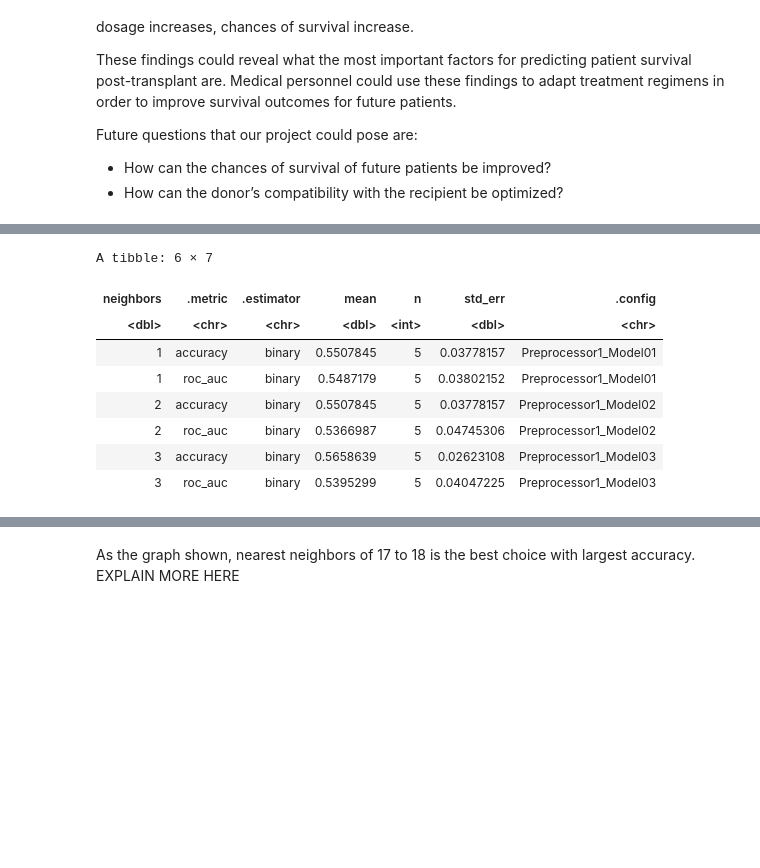
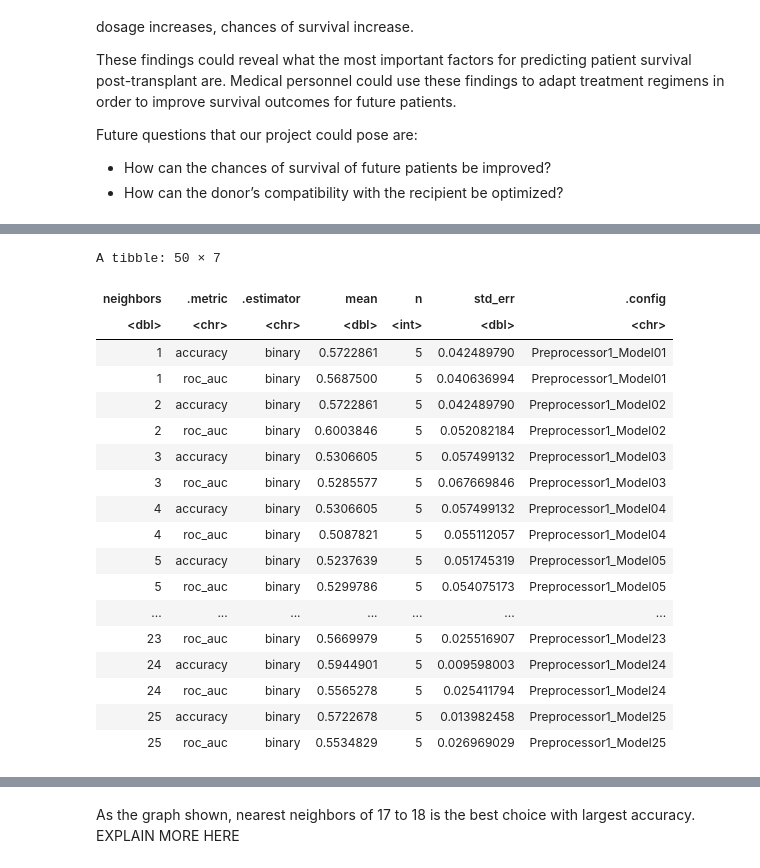
Before and after one commit to rishiiii3/dsci-100-2023S-group-67, a Jupyter notebook: Bone Marrow Analysis.ipynb, the cells around one changed output, grey strips where cells are left out. Drawn from its saved outputs; the diff is of its cells as text; code cells hidden in the pictures; blank space fills up the shorter version.

```diff
--- a/Bone Marrow Analysis.ipynb
+++ b/Bone Marrow Analysis.ipynb
@@ -168,23 +205,36 @@ bone_marrow_vfold <- vfold_cv(bone_marrow_train, v = 5, strata = Survival_Status
 # %%
+
+bone_marrow_vfold <- vfold_cv(bone_marrow_train, v = 5, strata = Survival_Status)
+
 k_vals <- tibble(neighbors = seq(from = 1, to = 25, by = 1))
 
 knn_results <- workflow() |>
   add_recipe(knn_recipe) |>
   add_model(knn_spec) |>
   tune_grid(resamples = bone_marrow_vfold, grid = k_vals) |>
   collect_metrics()
 
-knn_results |> head()
+knn_results
 # %% [output]
-A tibble: 6 × 7
+A tibble: 50 × 7
 | neighbors | .metric | .estimator | mean | n | std_err | .config |
 | <dbl> | <chr> | <chr> | <dbl> | <int> | <dbl> | <chr> |
-| 1 | accuracy | binary | 0.5507845 | 5 | 0.03778157 | Preprocessor1_Model01 |
-| 1 | roc_auc | binary | 0.5487179 | 5 | 0.03802152 | Preprocessor1_Model01 |
-| 2 | accuracy | binary | 0.5507845 | 5 | 0.03778157 | Preprocessor1_Model02 |
-| 2 | roc_auc | binary | 0.5366987 | 5 | 0.04745306 | Preprocessor1_Model02 |
-| 3 | accuracy | binary | 0.5658639 | 5 | 0.02623108 | Preprocessor1_Model03 |
-| 3 | roc_auc | binary | 0.5395299 | 5 | 0.04047225 | Preprocessor1_Model03 |
+| 1 | accuracy | binary | 0.5722861 | 5 | 0.042489790 | Preprocessor1_Model01 |
+| 1 | roc_auc | binary | 0.5687500 | 5 | 0.040636994 | Preprocessor1_Model01 |
+| 2 | accuracy | binary | 0.5722861 | 5 | 0.042489790 | Preprocessor1_Model02 |
+| 2 | roc_auc | binary | 0.6003846 | 5 | 0.052082184 | Preprocessor1_Model02 |
+| 3 | accuracy | binary | 0.5306605 | 5 | 0.057499132 | Preprocessor1_Model03 |
+| 3 | roc_auc | binary | 0.5285577 | 5 | 0.067669846 | Preprocessor1_Model03 |
+| 4 | accuracy | binary | 0.5306605 | 5 | 0.057499132 | Preprocessor1_Model04 |
+| 4 | roc_auc | binary | 0.5087821 | 5 | 0.055112057 | Preprocessor1_Model04 |
+| 5 | accuracy | binary | 0.5237639 | 5 | 0.051745319 | Preprocessor1_Model05 |
+| 5 | roc_auc | binary | 0.5299786 | 5 | 0.054075173 | Preprocessor1_Model05 |
+| ... | ... | ... | ... | ... | ... | ... |
+| 23 | roc_auc | binary | 0.5669979 | 5 | 0.025516907 | Preprocessor1_Model23 |
+| 24 | accuracy | binary | 0.5944901 | 5 | 0.009598003 | Preprocessor1_Model24 |
+| 24 | roc_auc | binary | 0.5565278 | 5 | 0.025411794 | Preprocessor1_Model24 |
+| 25 | accuracy | binary | 0.5722678 | 5 | 0.013982458 | Preprocessor1_Model25 |
+| 25 | roc_auc | binary | 0.5534829 | 5 | 0.026969029 | Preprocessor1_Model25 |
 # %%
 options(repr.plot.width = 8, repr.plot.height = 8)
 accuracies <- knn_results |>
```
Also changed, not shown: parts of 20 cells of this notebook.
